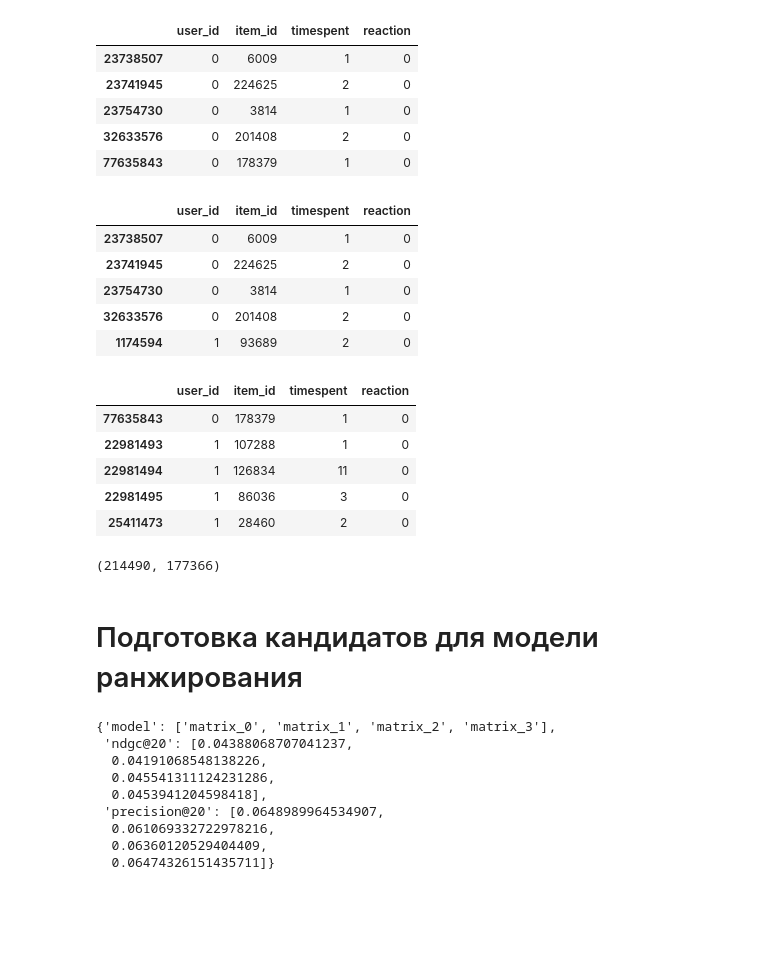
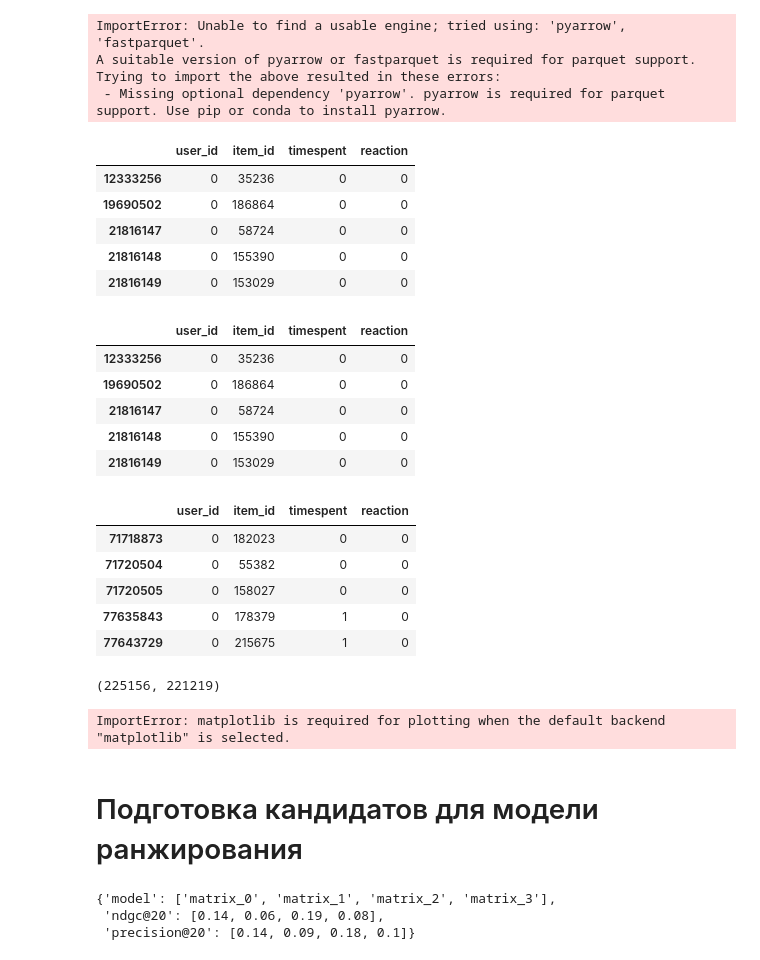
Before and after one commit to Difroz/ML, a Jupyter notebook: Rec_sys_topics_vk_cup/ALS_candidates.ipynb, the cells around one changed output. Drawn from its saved outputs; the diff is of its cells as text; code cells hidden in the pictures; blank space fills up the shorter version.

```diff
--- a/Rec_sys_topics_vk_cup/ALS_candidates.ipynb
+++ b/Rec_sys_topics_vk_cup/ALS_candidates.ipynb
@@ -13,40 +11,49 @@ from implicit.evaluation import train_test_split, ndcg_at_k, precision_at_k, AUC
+# %%
+make_data()
+# %% [output]
+ImportError: Unable to find a usable engine; tried using: 'pyarrow', 'fastparquet'.
+A suitable version of pyarrow or fastparquet is required for parquet support.
+Trying to import the above resulted in these errors:
+ - Missing optional dependency 'pyarrow'. pyarrow is required for parquet support. Use pip or conda to install pyarrow.
 # %%
-global_train = pd.read_parquet('files/train_full.parquet.gzip')
+global_train = pd.read_parquet('files/global_train.parquet.gzip')
 global_train.head()
 # %% [output]
 |  | user_id | item_id | timespent | reaction |
-| 23738507 | 0 | 6009 | 1 | 0 |
-| 23741945 | 0 | 224625 | 2 | 0 |
-| 23754730 | 0 | 3814 | 1 | 0 |
-| 32633576 | 0 | 201408 | 2 | 0 |
-| 77635843 | 0 | 178379 | 1 | 0 |
+| 12333256 | 0 | 35236 | 0 | 0 |
+| 19690502 | 0 | 186864 | 0 | 0 |
+| 21816147 | 0 | 58724 | 0 | 0 |
+| 21816148 | 0 | 155390 | 0 | 0 |
+| 21816149 | 0 | 153029 | 0 | 0 |
 # %%
 # Split Global train to local train/test
 local_train, local_test = split_data(global_train, test_size=0.2)
 local_train.head()
 # %% [output]
 |  | user_id | item_id | timespent | reaction |
-| 23738507 | 0 | 6009 | 1 | 0 |
-| 23741945 | 0 | 224625 | 2 | 0 |
-| 23754730 | 0 | 3814 | 1 | 0 |
-| 32633576 | 0 | 201408 | 2 | 0 |
-| 1174594 | 1 | 93689 | 2 | 0 |
+| 12333256 | 0 | 35236 | 0 | 0 |
+| 19690502 | 0 | 186864 | 0 | 0 |
+| 21816147 | 0 | 58724 | 0 | 0 |
+| 21816148 | 0 | 155390 | 0 | 0 |
+| 21816149 | 0 | 153029 | 0 | 0 |
 # %%
 local_test.head()
 # %% [output]
 |  | user_id | item_id | timespent | reaction |
+| 71718873 | 0 | 182023 | 0 | 0 |
+| 71720504 | 0 | 55382 | 0 | 0 |
+| 71720505 | 0 | 158027 | 0 | 0 |
 | 77635843 | 0 | 178379 | 1 | 0 |
-| 22981493 | 1 | 107288 | 1 | 0 |
-| 22981494 | 1 | 126834 | 11 | 0 |
-| 22981495 | 1 | 86036 | 3 | 0 |
-| 25411473 | 1 | 28460 | 2 | 0 |
+| 77643729 | 0 | 215675 | 1 | 0 |
 # %%
 local_train['item_id'].nunique(), local_test['item_id'].nunique()
 # %% [output]
-(214490, 177366)
+(225156, 221219)
 # %%
 local_train.groupby('user_id')['item_id'].nunique().hist()
 local_test.groupby('user_id')['item_id'].nunique().hist(alpha=0.2);
+# %% [output]
+ImportError: matplotlib is required for plotting when the default backend "matplotlib" is selected.
 # %%
 #local_train.to_parquet('files/local_train.parquet.gzip')
 #local_test.to_parquet('files/local_test.parquet.gzip')
@@ -79,17 +86,11 @@ metrics = {
     'precision@20':[],
 }
 # %%
-metrics = choise_matrix(matrixs, size=100000)
+metrics = choise_matrix(matrixs, metrics, size=100000)
 metrics
 # %% [output]
 {'model': ['matrix_0', 'matrix_1', 'matrix_2', 'matrix_3'],
- 'ndgc@20': [0.04388068707041237,
-  0.04191068548138226,
-  0.045541311124231286,
-  0.0453941204598418],
- 'precision@20': [0.0648989964534907,
-  0.061069332722978216,
-  0.06360120529404409,
-  0.06474326151435711]}
+ 'ndgc@20': [0.14, 0.06, 0.19, 0.08],
+ 'precision@20': [0.14, 0.09, 0.18, 0.1]}
 # %%
 model_als = AlternatingLeastSquares(factors=200, iterations=2, num_threads=-1, random_state=42)
```
Also changed, not shown: parts of 9 cells of this notebook, 6 other files.
